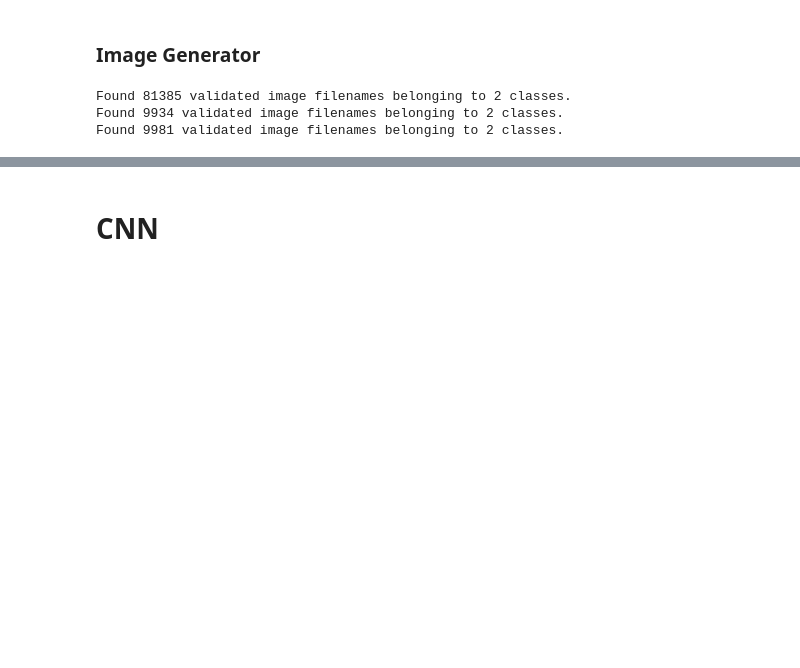
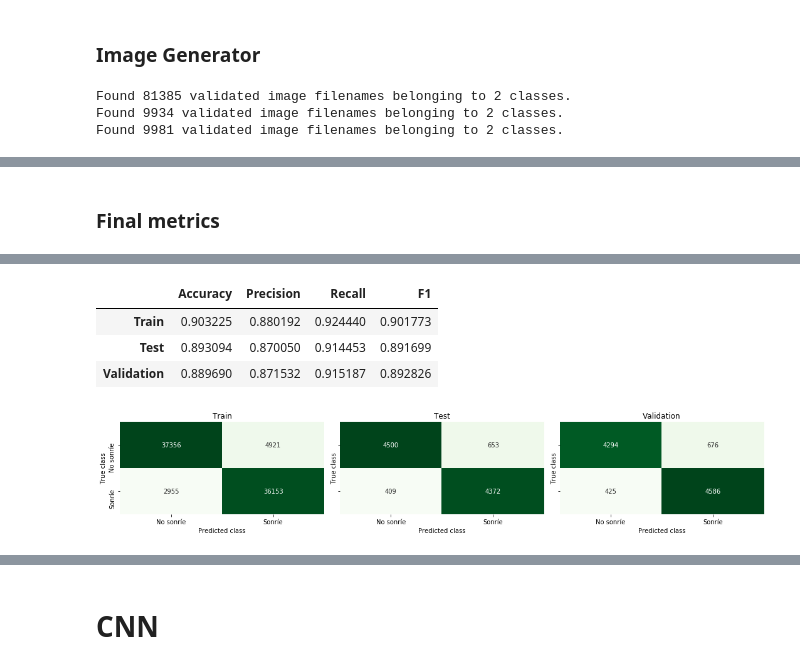
Before and after one commit to AgusTrulli/ML_Grupo_2, a Jupyter notebook: tp3_cv.ipynb, the cells around one changed output, grey strips where cells are left out. Cells and saved outputs as stored; diff of their text form; code cells hidden in the pictures; blank space fills up the shorter version.

```diff
--- a/tp3_cv.ipynb
+++ b/tp3_cv.ipynb
@@ -737,6 +489,0 @@ MLP_model.compile(
-# %%
-MLP_model.fit(MLP_train_generator,
-              epochs=5,
-              workers=4,
-              validation_data=MLP_test_generator
-)
@@ -756,0 +541,9 @@ Found 16 validated image filenames belonging to 2 classes.
+# %%
+MLP_train_generator.reset()
+MLP_test_generator.reset()
+
+MLP_history = MLP_model.fit_generator(MLP_train_generator,
+              epochs=15,
+              workers=4,
+              validation_data=MLP_test_generator
+)
@@ -756,0 +568,13 @@ Found 16 validated image filenames belonging to 2 classes.
+# %% [markdown]
+### Final metrics
+# %%
+MLP_train_generator.reset()
+MLP_test_generator.reset()
+MLP_validation_generator.reset()
+
+generators = [("Train", MLP_train_generator),
+              ("Test", MLP_test_generator),
+              ("Validation", MLP_validation_generator)]
+
+evaluate_model(MLP_model, generators)
+# %% [output]
@@ -756,0 +584,5 @@ Found 16 validated image filenames belonging to 2 classes.
+|  | Accuracy | Precision | Recall | F1 |
+| Train | 0.903225 | 0.880192 | 0.924440 | 0.901773 |
+| Test | 0.893094 | 0.870050 | 0.914453 | 0.891699 |
+| Validation | 0.889690 | 0.871532 | 0.915187 | 0.892826 |
+[figure, added]
```
Also changed, not shown: parts of 87 cells of this notebook.
